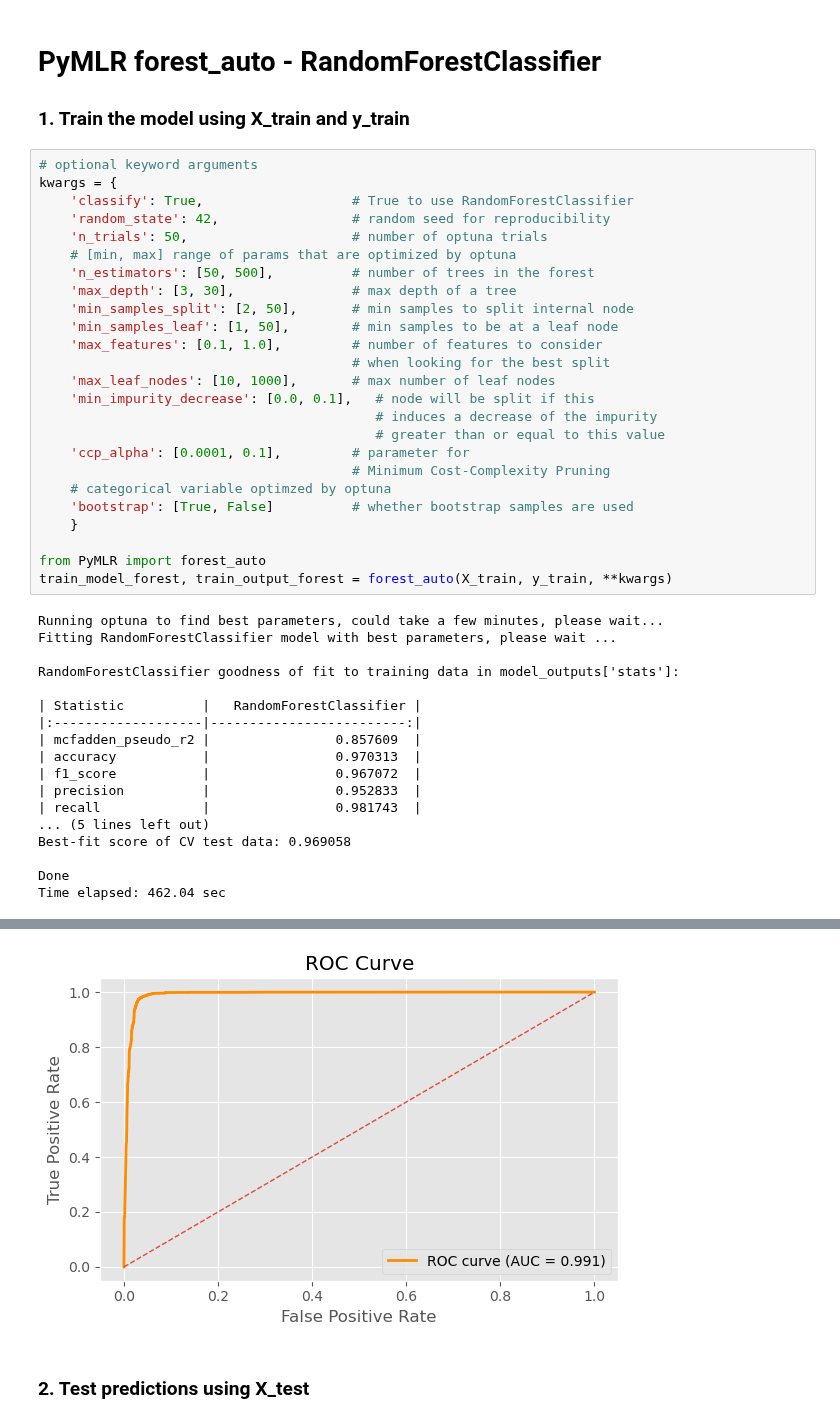
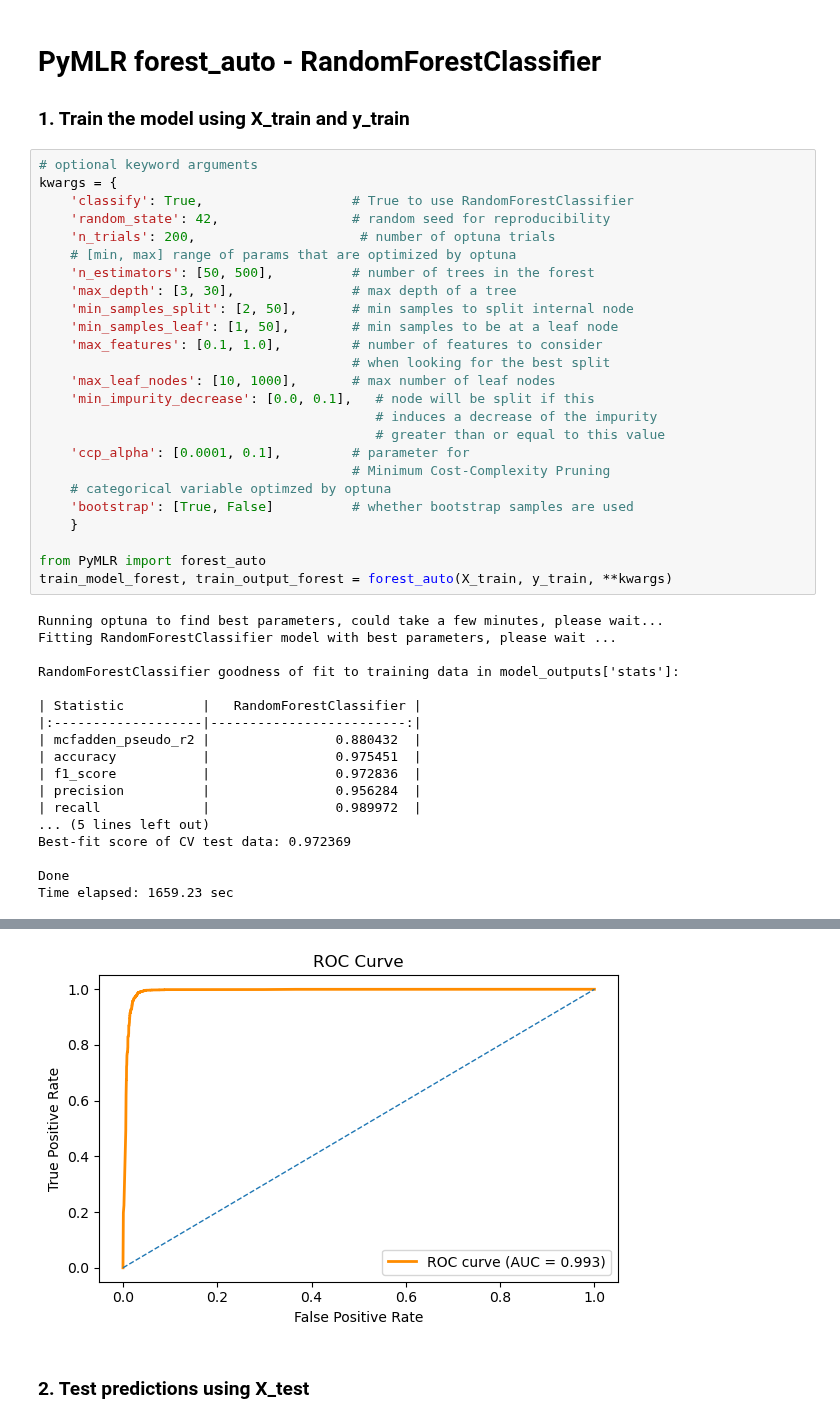
Before and after one commit to gjpelletier/PyMLR, a Jupyter notebook: Examples/CSE_416_HW5_Kaggle.ipynb, the cells around one changed output, grey strips where cells are left out. Cells and saved outputs as stored; diff of their text form.

```diff
--- a/Examples/CSE_416_HW5_Kaggle.ipynb
+++ b/Examples/CSE_416_HW5_Kaggle.ipynb
@@ -560,7 +560,7 @@ Time elapsed: 22.85 sec
 kwargs = {
     'classify': True,                   # True to use RandomForestClassifier
     'random_state': 42,                 # random seed for reproducibility
-    'n_trials': 50,                     # number of optuna trials
+    'n_trials': 200,                     # number of optuna trials
     # [min, max] range of params that are optimized by optuna
     'n_estimators': [50, 500],          # number of trees in the forest
     'max_depth': [3, 30],               # max depth of a tree
@@ -588,13 +588,13 @@ RandomForestClassifier goodness of fit to training data in model_outputs['stats'
 
 | Statistic          |   RandomForestClassifier |
 |:-------------------|-------------------------:|
-| mcfadden_pseudo_r2 |                0.857609  |
-| accuracy           |                0.970313  |
-| f1_score           |                0.967072  |
-| precision          |                0.952833  |
-| recall             |                0.981743  |
+| mcfadden_pseudo_r2 |                0.880432  |
+| accuracy           |                0.975451  |
+| f1_score           |                0.972836  |
+| precision          |                0.956284  |
+| recall             |                0.989972  |
 ... (5 lines left out)
-Best-fit score of CV test data: 0.969058
+Best-fit score of CV test data: 0.972369
 
 Done
-Time elapsed: 462.04 sec
+Time elapsed: 1659.23 sec
@@ -602,4 +602,4 @@ Time elapsed: 462.04 sec
-[figure, old version]
+[figure, new version]
 # %% [markdown]
 ### 2. Test predictions using X_test
 # %%
```
Also changed, not shown: parts of 15 cells of this notebook.
